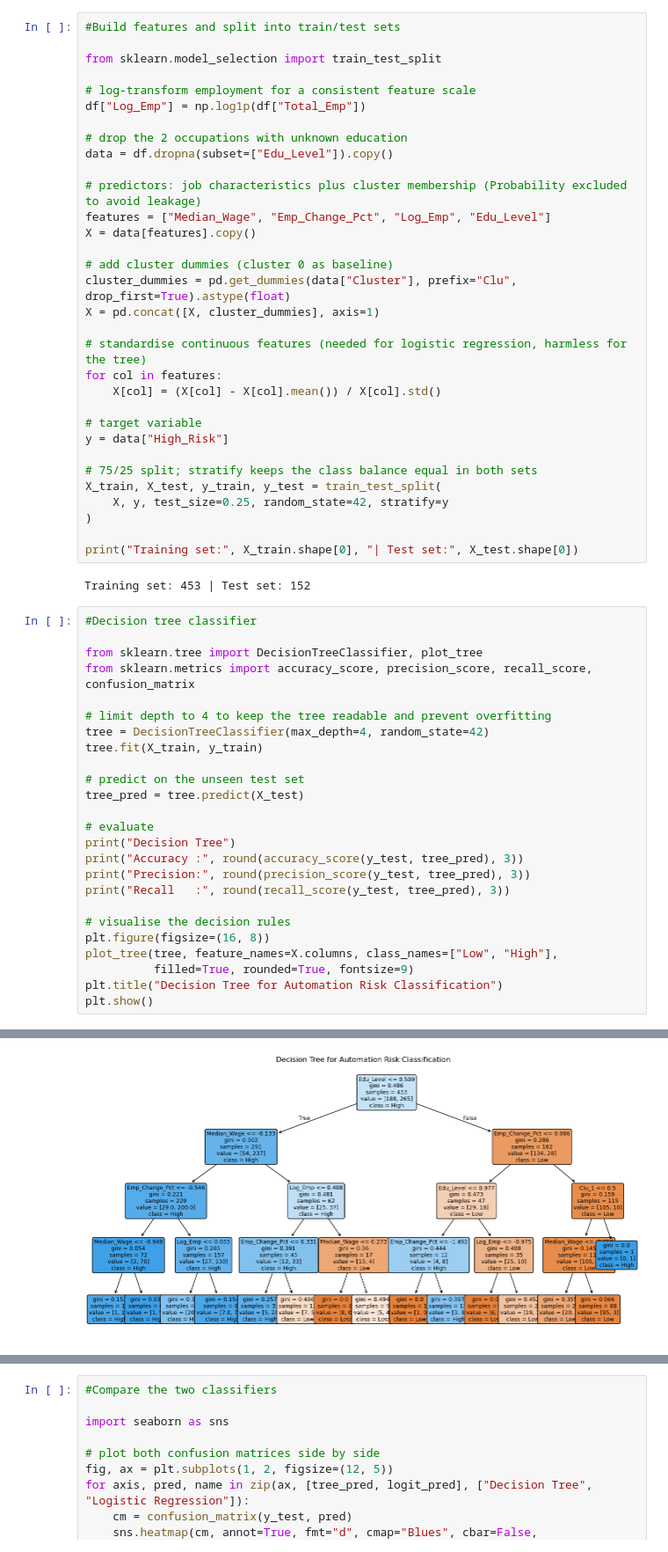
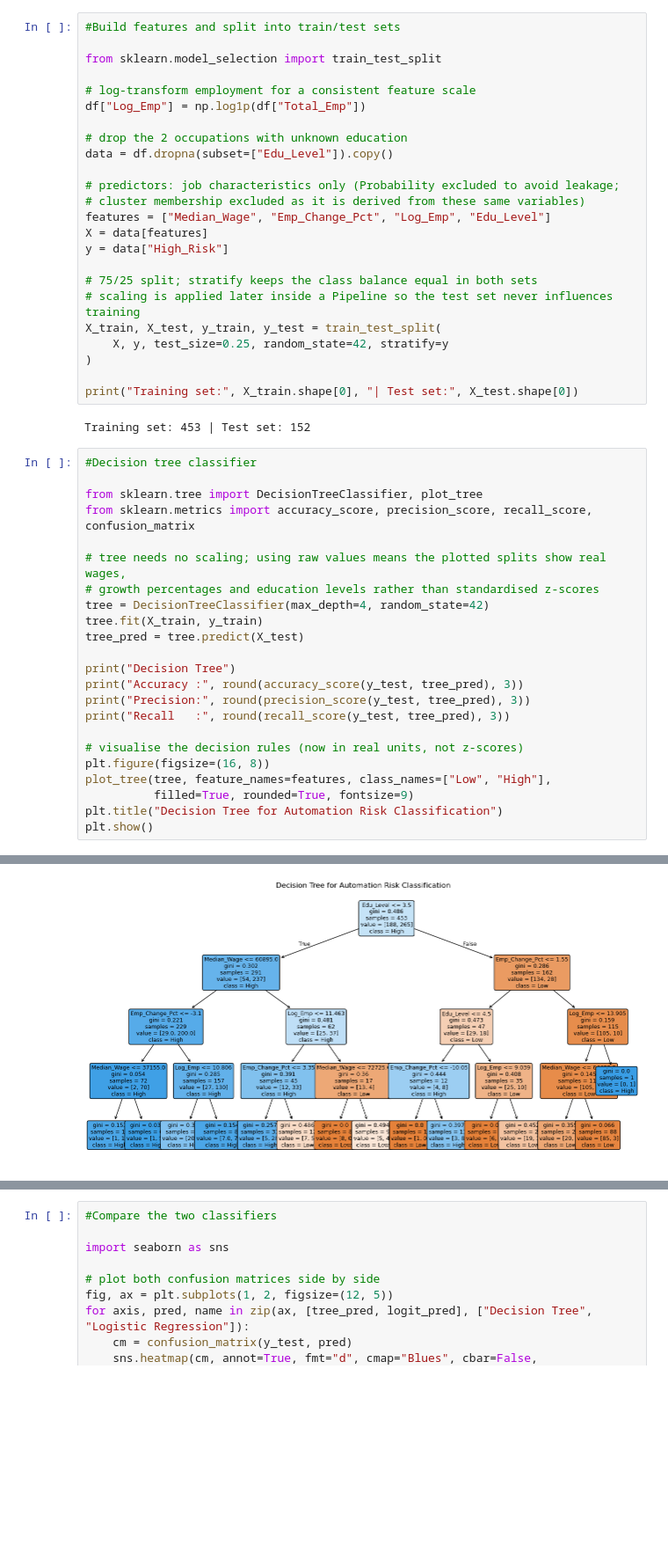
Before and after one commit to Sesodia20/Job-Automation-Analysis, a Jupyter notebook: Analysis.ipynb, the cells around one changed output, grey strips where cells are left out. Shown at 88% size. Drawn from its saved outputs; the diff is of its cells as text; blank space fills up the shorter version.

```diff
--- a/Analysis.ipynb
+++ b/Analysis.ipynb
@@ -486,22 +510,14 @@ df["Log_Emp"] = np.log1p(df["Total_Emp"])
 # drop the 2 occupations with unknown education
 data = df.dropna(subset=["Edu_Level"]).copy()
 
-# predictors: job characteristics plus cluster membership (Probability excluded to avoid leakage)
+# predictors: job characteristics only (Probability excluded to avoid leakage;
+# cluster membership excluded as it is derived from these same variables)
 features = ["Median_Wage", "Emp_Change_Pct", "Log_Emp", "Edu_Level"]
-X = data[features].copy()
-
-# add cluster dummies (cluster 0 as baseline)
-cluster_dummies = pd.get_dummies(data["Cluster"], prefix="Clu", drop_first=True).astype(float)
-X = pd.concat([X, cluster_dummies], axis=1)
-
-# standardise continuous features (needed for logistic regression, harmless for the tree)
-for col in features:
-    X[col] = (X[col] - X[col].mean()) / X[col].std()
-
-# target variable
+X = data[features]
 y = data["High_Risk"]
 
 # 75/25 split; stratify keeps the class balance equal in both sets
+# scaling is applied later inside a Pipeline so the test set never influences training
 X_train, X_test, y_train, y_test = train_test_split(
     X, y, test_size=0.25, random_state=42, stratify=y
 )
@@ -512,32 +528,30 @@ Training set: 453 | Test set: 152
 # %%
 #Decision tree classifier
 
 from sklearn.tree import DecisionTreeClassifier, plot_tree
 from sklearn.metrics import accuracy_score, precision_score, recall_score, confusion_matrix
 
-# limit depth to 4 to keep the tree readable and prevent overfitting
+# tree needs no scaling; using raw values means the plotted splits show real wages,
+# growth percentages and education levels rather than standardised z-scores
 tree = DecisionTreeClassifier(max_depth=4, random_state=42)
 tree.fit(X_train, y_train)
-
-# predict on the unseen test set
 tree_pred = tree.predict(X_test)
 
-# evaluate
 print("Decision Tree")
 print("Accuracy :", round(accuracy_score(y_test, tree_pred), 3))
 print("Precision:", round(precision_score(y_test, tree_pred), 3))
 print("Recall   :", round(recall_score(y_test, tree_pred), 3))
 
-# visualise the decision rules
+# visualise the decision rules (now in real units, not z-scores)
 plt.figure(figsize=(16, 8))
-plot_tree(tree, feature_names=X.columns, class_names=["Low", "High"],
+plot_tree(tree, feature_names=features, class_names=["Low", "High"],
           filled=True, rounded=True, fontsize=9)
 plt.title("Decision Tree for Automation Risk Classification")
 plt.show()
 # %% [output]
 Decision Tree
 Accuracy : 0.776
 Precision: 0.778
 Recall   : 0.865
-[figure, old version]
+[figure, new version]
 # %%
```
Also changed, not shown: parts of 19 cells of this notebook.
